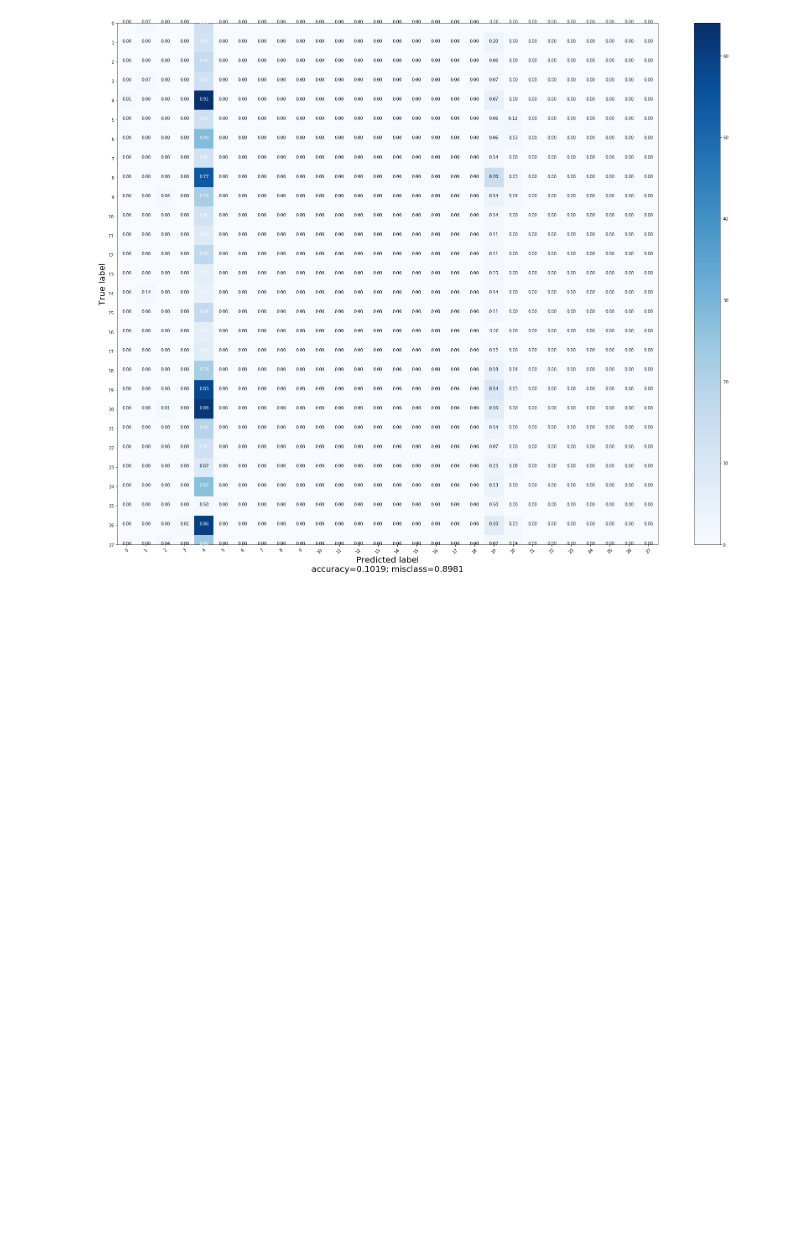
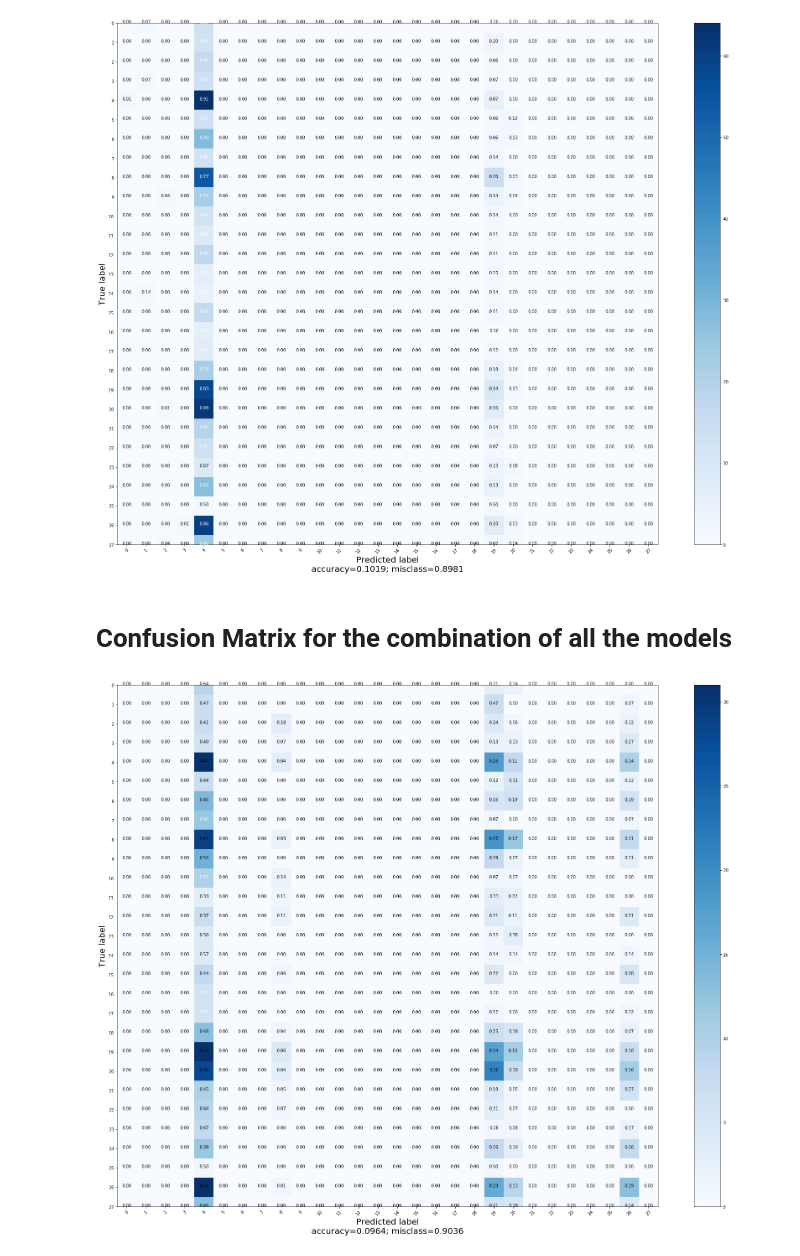
Before and after one commit to Jayshil-Patel/ELG_5271_Project, a Jupyter notebook: MalDetection.ipynb, the cells around one changed output. Saved outputs shown, nothing was run; the diff lists cells and outputs as text; code cells hidden in the pictures; blank space fills up the shorter version.

Commit message:
Voting for all the models applied

```diff
--- a/MalDetection.ipynb
+++ b/MalDetection.ipynb
@@ -345,7 +347,12 @@ combined_tred = np.array([predicted_RF, predicted_LR, predicted_SVM])
 majority_vote2 = mode(combined_tred)[0][0]
 accuracy_tred = metrics.accuracy_score(testY, majority_vote2)
 
+# ensemble the results of all the models using majority voting:
+combined_tred = np.array([predicted_RF, predicted_LR, predicted_SVM, predicted_densenet, predicted_resnet, predicted_vgg])
+majority_vote3 = mode(combined_tred)[0][0]
+accuracy_all = metrics.accuracy_score(testY, majority_vote3)
 
-print('the accuracy of the ensemble deep models: ', accuracy_deep)
-print('the accuracy of the ensemble traditional ML models: ', accuracy_tred)
+print('the accuracy when combining deep models: ', accuracy_deep)
+print('the accuracy when combining traditional ML models: ', accuracy_tred)
+print('the accuracy when combining all the models: ', accuracy_all)
 # %% [output]
@@ -411,3 +419,12 @@ cm = confusion_matrix(testY, majority_vote2)
 plot_confusion_matrix(cm, range(28))
 # %% [output]
 [figure]
+# %% [markdown]
+# Confusion Matrix for the combination of all the models
+# %%
+# plot the confusion matrix for all the models:
+
+cm = confusion_matrix(testY, majority_vote3)
+plot_confusion_matrix(cm, range(28))
+# %% [output]
+[figure, added]
```
Also changed, not shown: parts of 4 cells of this notebook.
